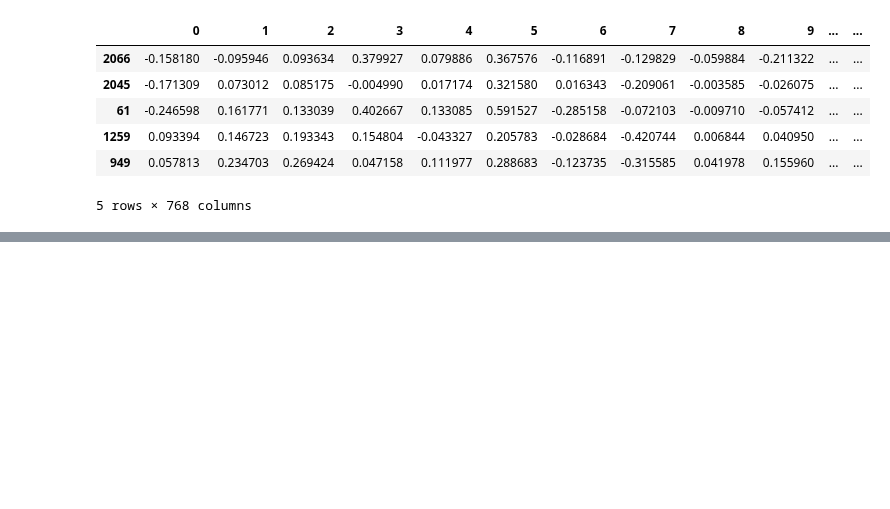
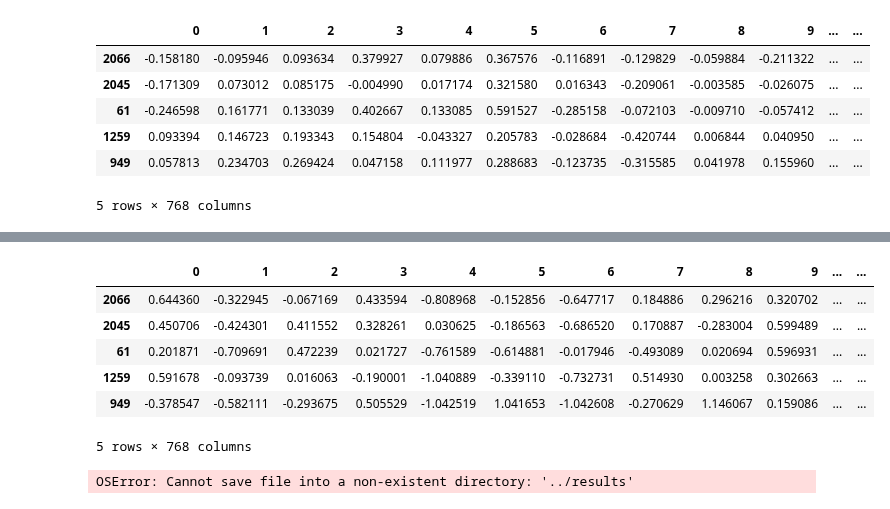
Before and after one commit to g-fabiani4-unipi/txa_project, a Jupyter notebook: src/sentence_embeddings.ipynb, the cells around one changed output, grey strips where cells are left out. Saved outputs shown, nothing was run; the diff lists cells and outputs as text; code cells hidden in the pictures; blank space fills up the shorter version.

```diff
--- a/src/sentence_embeddings.ipynb
+++ b/src/sentence_embeddings.ipynb
@@ -145,0 +232,20 @@ sent_embeddings_df.to_csv(results_dir / sent_embs_csv)
+# %%
+sent_embeddings_df = pd.DataFrame(torch.stack(sent_embeddings), index=[doc['id'] for doc in train_set])
+sent_embeddings_df.head()
+# %% [output]
+|  | 0 | 1 | 2 | 3 | 4 | 5 | 6 | 7 | 8 | 9 | ... | ... |
+| 2066 | 0.644360 | -0.322945 | -0.067169 | 0.433594 | -0.808968 | -0.152856 | -0.647717 | 0.184886 | 0.296216 | 0.320702 | ... | ... |
+| 2045 | 0.450706 | -0.424301 | 0.411552 | 0.328261 | 0.030625 | -0.186563 | -0.686520 | 0.170887 | -0.283004 | 0.599489 | ... | ... |
+| 61 | 0.201871 | -0.709691 | 0.472239 | 0.021727 | -0.761589 | -0.614881 | -0.017946 | -0.493089 | 0.020694 | 0.596931 | ... | ... |
+| 1259 | 0.591678 | -0.093739 | 0.016063 | -0.190001 | -1.040889 | -0.339110 | -0.732731 | 0.514930 | 0.003258 | 0.302663 | ... | ... |
+| 949 | -0.378547 | -0.582111 | -0.293675 | 0.505529 | -1.042519 | 1.041653 | -1.042608 | -0.270629 | 1.146067 | 0.159086 | ... | ... |
+5 rows × 768 columns
+# %%
+results_dir = Path("../results")
+alberto_cls_embs_csv = "alberto_sent_embs_cls_train.csv"
+alberto_sent_embs_csv = "alberto_sent_embs_pooled_train.csv"
+
+cls_embeddings_df.to_csv(results_dir / alberto_cls_embs_csv)
+sent_embeddings_df.to_csv(results_dir / alberto_sent_embs_csv)
+# %% [output]
+OSError: Cannot save file into a non-existent directory: '../results'
```
Also changed, not shown: parts of 15 cells of this notebook.
